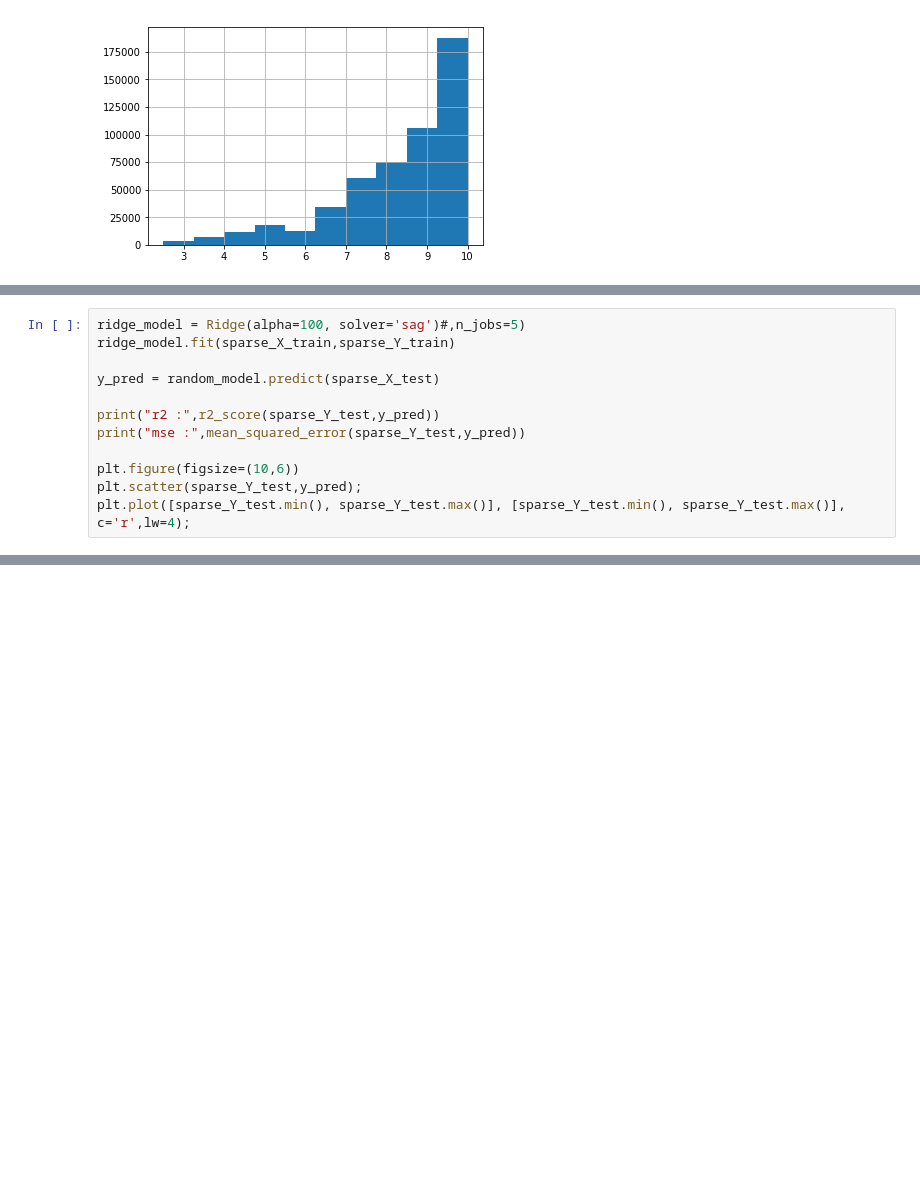
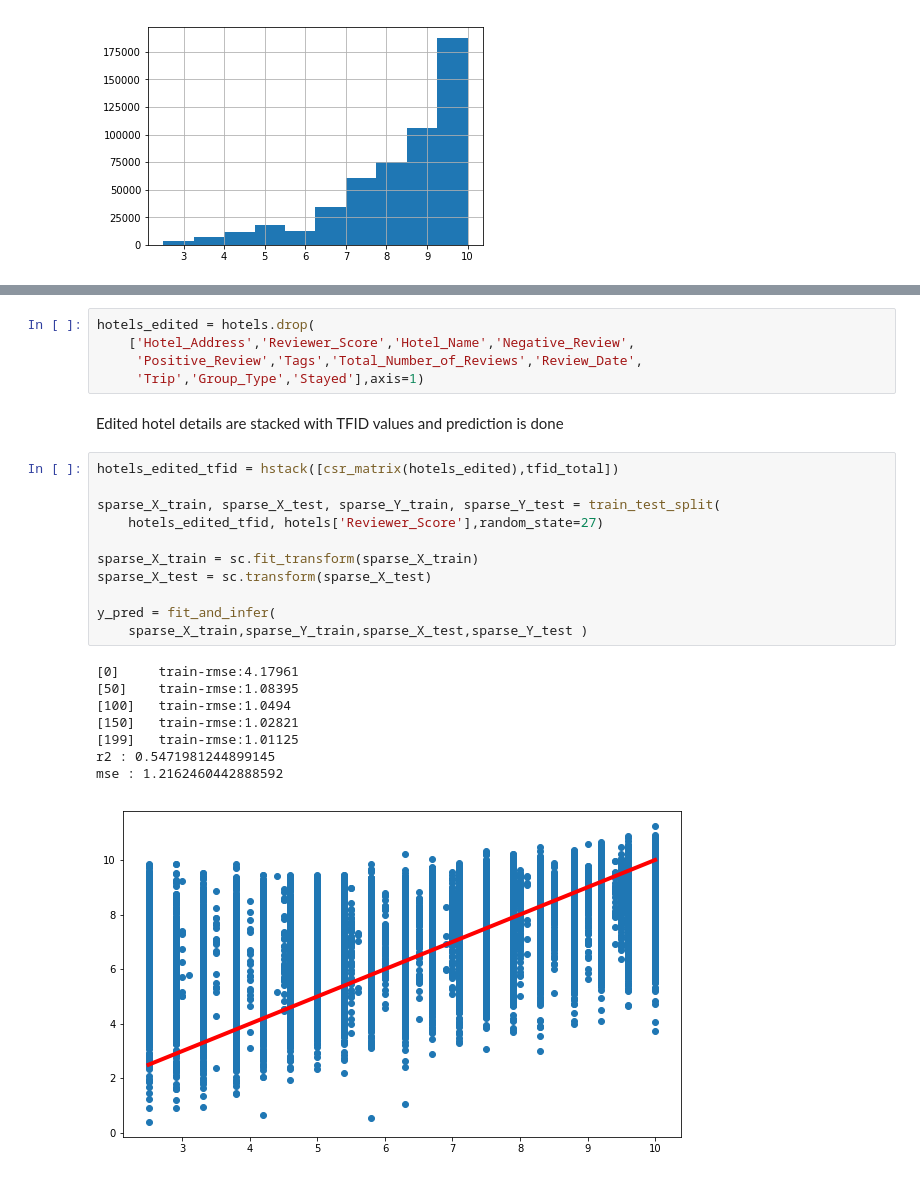
Before and after one commit to suchig/Hotel-Reviews, a Jupyter notebook: Hotel_Review_prediction.ipynb, the cells around one changed output, grey strips where cells are left out. Saved outputs shown, nothing was run; the diff lists cells and outputs as text; blank space fills up the shorter version.

```diff
--- a/Hotel_Review_prediction.ipynb
+++ b/Hotel_Review_prediction.ipynb
@@ -443,12 +194,0 @@ mse : 1.8432413876913212
-# %%
-ridge_model = Ridge(alpha=100, solver='sag')#,n_jobs=5)
-ridge_model.fit(sparse_X_train,sparse_Y_train)
-
-y_pred = random_model.predict(sparse_X_test)
-
-print("r2 :",r2_score(sparse_Y_test,y_pred))
-print("mse :",mean_squared_error(sparse_Y_test,y_pred))
-
-plt.figure(figsize=(10,6))
-plt.scatter(sparse_Y_test,y_pred);
-plt.plot([sparse_Y_test.min(), sparse_Y_test.max()], [sparse_Y_test.min(), sparse_Y_test.max()], c='r',lw=4);
@@ -994,0 +283,27 @@ asc_avg_score_by_reviewer_nation = plot_reviewer_nation_score(score_reviewer_rem
+# %%
+hotels_edited = hotels.drop(
+    ['Hotel_Address','Reviewer_Score','Hotel_Name','Negative_Review',
+     'Positive_Review','Tags','Total_Number_of_Reviews','Review_Date',
+     'Trip','Group_Type','Stayed'],axis=1)
+# %% [markdown]
+Edited hotel details are stacked with TFID values and prediction is done
+# %%
+hotels_edited_tfid = hstack([csr_matrix(hotels_edited),tfid_total])
+
+sparse_X_train, sparse_X_test, sparse_Y_train, sparse_Y_test = train_test_split(
+    hotels_edited_tfid, hotels['Reviewer_Score'],random_state=27)
+
+sparse_X_train = sc.fit_transform(sparse_X_train)
+sparse_X_test = sc.transform(sparse_X_test)
+
+y_pred = fit_and_infer(
+    sparse_X_train,sparse_Y_train,sparse_X_test,sparse_Y_test )
+# %% [output]
+[0]     train-rmse:4.17961
+[50]    train-rmse:1.08395
+[100]   train-rmse:1.0494
+[150]   train-rmse:1.02821
+[199]   train-rmse:1.01125
+r2 : 0.5471981244899145
+mse : 1.2162460442888592
+[figure, added]
```
Also changed, not shown: parts of 103 cells of this notebook.
